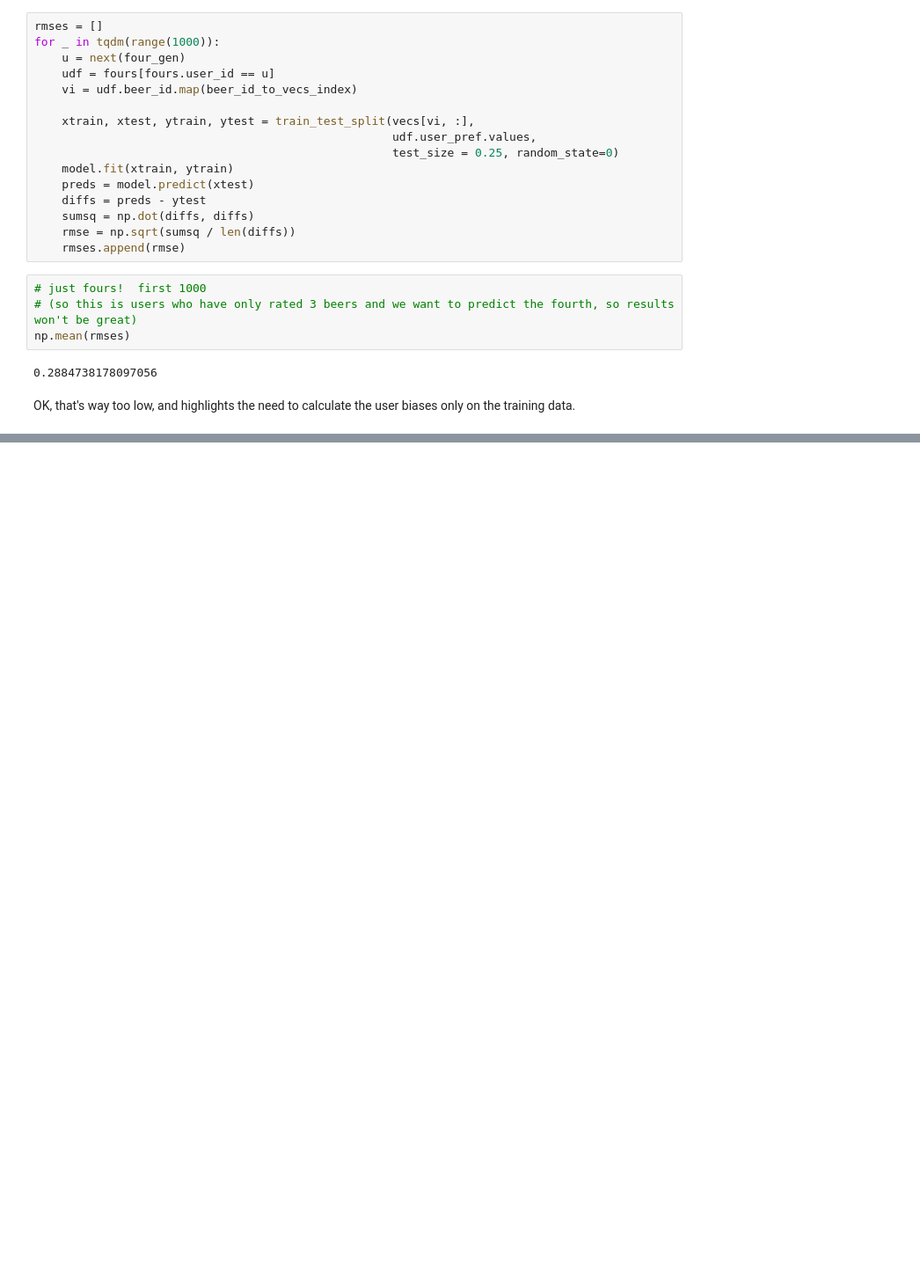
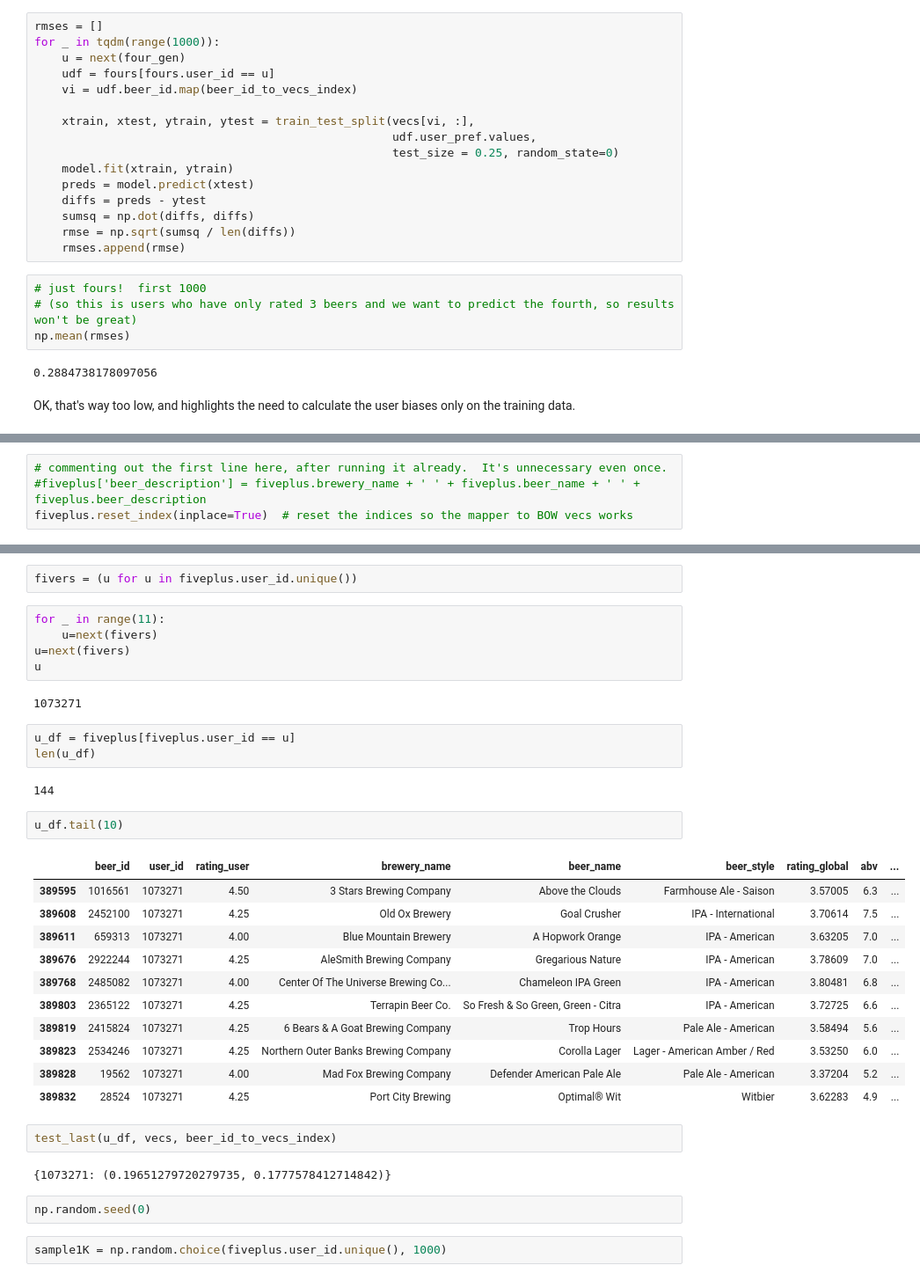
Before and after one commit to ebhtra/springboard, a Jupyter notebook: capstone_1/DescriptionNLP.ipynb, the cells around one changed output, grey strips where cells are left out. Shown at 88% size. Cells and saved outputs as stored; diff of their text form; blank space fills up the shorter version.

```diff
--- a/capstone_1/DescriptionNLP.ipynb
+++ b/capstone_1/DescriptionNLP.ipynb
@@ -575,0 +760,4 @@ OK, that's way too low, and highlights the need to calculate the user biases onl
+# %%
+# commenting out the first line here, after running it already.  It's unnecessary even once.
+#fiveplus['beer_description'] = fiveplus.brewery_name + ' ' + fiveplus.beer_name + ' ' + fiveplus.beer_description
+fiveplus.reset_index(inplace=True)  # reset the indices so the mapper to BOW vecs works
@@ -575,0 +795,36 @@ OK, that's way too low, and highlights the need to calculate the user biases onl
+# %%
+fivers = (u for u in fiveplus.user_id.unique())
+# %%
+for _ in range(11):
+    u=next(fivers)
+u=next(fivers)
+u
+# %% [output]
+1073271
+# %%
+u_df = fiveplus[fiveplus.user_id == u]
+len(u_df)
+# %% [output]
+144
+# %%
+u_df.tail(10)
+# %% [output]
+|  | beer_id | user_id | rating_user | brewery_name | beer_name | beer_style | rating_global | abv | ... |
+| 389595 | 1016561 | 1073271 | 4.50 | 3 Stars Brewing Company | Above the Clouds | Farmhouse Ale - Saison | 3.57005 | 6.3 | ... |
+| 389608 | 2452100 | 1073271 | 4.25 | Old Ox Brewery | Goal Crusher | IPA - International | 3.70614 | 7.5 | ... |
+| 389611 | 659313 | 1073271 | 4.00 | Blue Mountain Brewery | A Hopwork Orange | IPA - American | 3.63205 | 7.0 | ... |
+| 389676 | 2922244 | 1073271 | 4.25 | AleSmith Brewing Company | Gregarious Nature | IPA - American | 3.78609 | 7.0 | ... |
+| 389768 | 2485082 | 1073271 | 4.00 | Center Of The Universe Brewing Co... | Chameleon IPA Green | IPA - American | 3.80481 | 6.8 | ... |
+| 389803 | 2365122 | 1073271 | 4.25 | Terrapin Beer Co. | So Fresh & So Green, Green - Citra | IPA - American | 3.72725 | 6.6 | ... |
+| 389819 | 2415824 | 1073271 | 4.25 | 6 Bears & A Goat Brewing Company | Trop Hours | Pale Ale - American | 3.58494 | 5.6 | ... |
+| 389823 | 2534246 | 1073271 | 4.25 | Northern Outer Banks Brewing Company | Corolla Lager | Lager - American Amber / Red | 3.53250 | 6.0 | ... |
+| 389828 | 19562 | 1073271 | 4.00 | Mad Fox Brewing Company | Defender American Pale Ale | Pale Ale - American | 3.37204 | 5.2 | ... |
+| 389832 | 28524 | 1073271 | 4.25 | Port City Brewing | Optimal® Wit | Witbier | 3.62283 | 4.9 | ... |
+# %%
+test_last(u_df, vecs, beer_id_to_vecs_index)
+# %% [output]
+{1073271: (0.19651279720279735, 0.1777578412714842)}
+# %%
+np.random.seed(0)
+# %%
+sample1K = np.random.choice(fiveplus.user_id.unique(), 1000)
```
Also changed, not shown: parts of 81 cells of this notebook.
